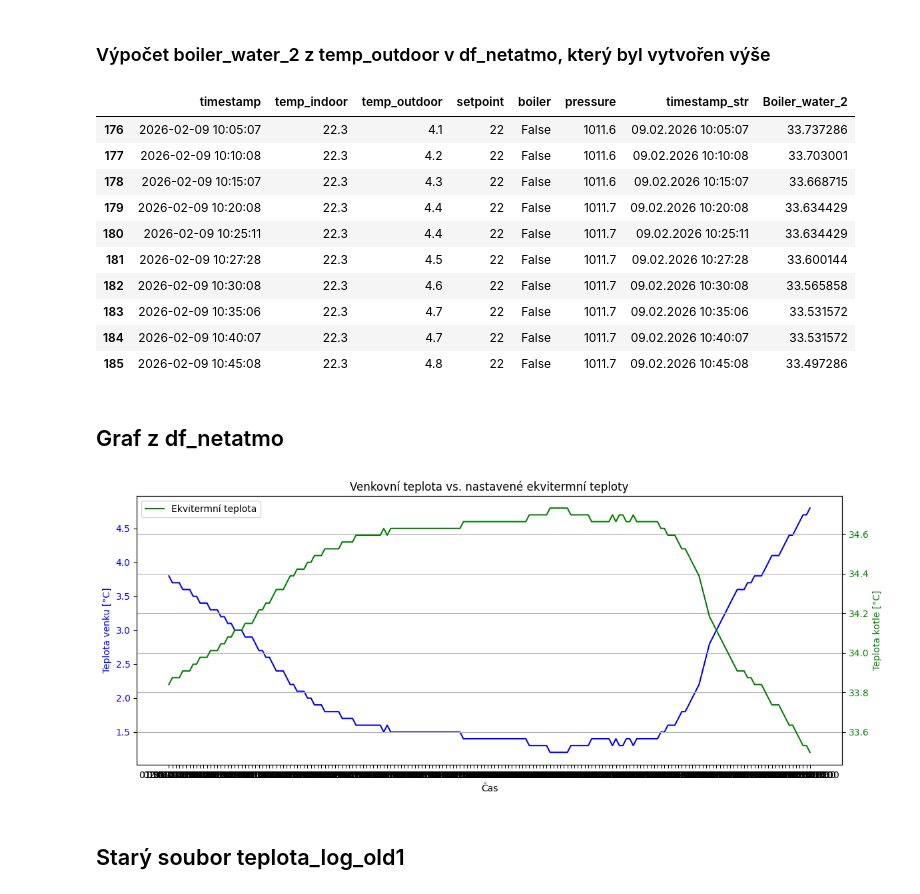
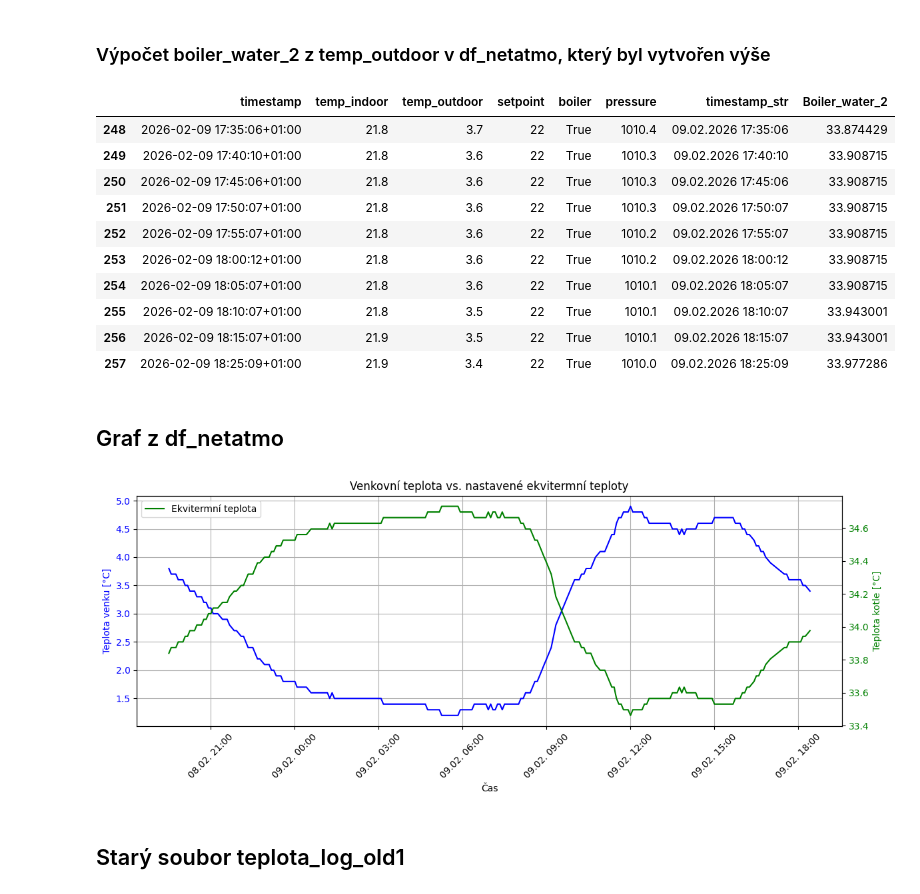
Before and after one commit to MarekCoderslab/Teploty_kotle, a Jupyter notebook: Teplota_kotle.ipynb, the cells around one changed output. Saved outputs shown, nothing was run; the diff lists cells and outputs as text; code cells hidden in the pictures.

```diff
--- a/Teplota_kotle.ipynb
+++ b/Teplota_kotle.ipynb
@@ -39,7 +39,10 @@ path = "/Users/Marek/Library/Mobile Documents/com~apple~CloudDocs/Documents/GitH
 df_netatmo = pd.read_csv(path)
 
 # 1) převod z UNIX sekund na datetime
-df_netatmo["timestamp"] = pd.to_datetime(df_netatmo["timestamp"], unit="s")
+df_netatmo["timestamp"] = (
+    pd.to_datetime(df_netatmo["timestamp"], unit="s", utc=True)
+    .dt.tz_convert("Europe/Prague")
+)
 
 # 2) pokud chceš formátovaný textový sloupec
 df_netatmo["timestamp_str"] = df_netatmo["timestamp"].dt.strftime("%d.%m.%Y %H:%M:%S")
@@ -145,56 +148,57 @@ df_netatmo["Boiler_water_2"] = df_netatmo["temp_outdoor"].apply(hokejka2)
 df_netatmo.tail(10)
 # %% [output]
 |  | timestamp | temp_indoor | temp_outdoor | setpoint | boiler | pressure | timestamp_str | Boiler_water_2 |
-| 176 | 2026-02-09 10:05:07 | 22.3 | 4.1 | 22 | False | 1011.6 | 09.02.2026 10:05:07 | 33.737286 |
-| 177 | 2026-02-09 10:10:08 | 22.3 | 4.2 | 22 | False | 1011.6 | 09.02.2026 10:10:08 | 33.703001 |
-| 178 | 2026-02-09 10:15:07 | 22.3 | 4.3 | 22 | False | 1011.6 | 09.02.2026 10:15:07 | 33.668715 |
-| 179 | 2026-02-09 10:20:08 | 22.3 | 4.4 | 22 | False | 1011.7 | 09.02.2026 10:20:08 | 33.634429 |
-| 180 | 2026-02-09 10:25:11 | 22.3 | 4.4 | 22 | False | 1011.7 | 09.02.2026 10:25:11 | 33.634429 |
-| 181 | 2026-02-09 10:27:28 | 22.3 | 4.5 | 22 | False | 1011.7 | 09.02.2026 10:27:28 | 33.600144 |
-| 182 | 2026-02-09 10:30:08 | 22.3 | 4.6 | 22 | False | 1011.7 | 09.02.2026 10:30:08 | 33.565858 |
-| 183 | 2026-02-09 10:35:06 | 22.3 | 4.7 | 22 | False | 1011.7 | 09.02.2026 10:35:06 | 33.531572 |
-| 184 | 2026-02-09 10:40:07 | 22.3 | 4.7 | 22 | False | 1011.7 | 09.02.2026 10:40:07 | 33.531572 |
-| 185 | 2026-02-09 10:45:08 | 22.3 | 4.8 | 22 | False | 1011.7 | 09.02.2026 10:45:08 | 33.497286 |
+| 248 | 2026-02-09 17:35:06+01:00 | 21.8 | 3.7 | 22 | True | 1010.4 | 09.02.2026 17:35:06 | 33.874429 |
+| 249 | 2026-02-09 17:40:10+01:00 | 21.8 | 3.6 | 22 | True | 1010.3 | 09.02.2026 17:40:10 | 33.908715 |
+| 250 | 2026-02-09 17:45:06+01:00 | 21.8 | 3.6 | 22 | True | 1010.3 | 09.02.2026 17:45:06 | 33.908715 |
+| 251 | 2026-02-09 17:50:07+01:00 | 21.8 | 3.6 | 22 | True | 1010.3 | 09.02.2026 17:50:07 | 33.908715 |
+| 252 | 2026-02-09 17:55:07+01:00 | 21.8 | 3.6 | 22 | True | 1010.2 | 09.02.2026 17:55:07 | 33.908715 |
+| 253 | 2026-02-09 18:00:12+01:00 | 21.8 | 3.6 | 22 | True | 1010.2 | 09.02.2026 18:00:12 | 33.908715 |
+| 254 | 2026-02-09 18:05:07+01:00 | 21.8 | 3.6 | 22 | True | 1010.1 | 09.02.2026 18:05:07 | 33.908715 |
+| 255 | 2026-02-09 18:10:07+01:00 | 21.8 | 3.5 | 22 | True | 1010.1 | 09.02.2026 18:10:07 | 33.943001 |
+| 256 | 2026-02-09 18:15:07+01:00 | 21.9 | 3.5 | 22 | True | 1010.1 | 09.02.2026 18:15:07 | 33.943001 |
+| 257 | 2026-02-09 18:25:09+01:00 | 21.9 | 3.4 | 22 | True | 1010.0 | 09.02.2026 18:25:09 | 33.977286 |
 # %% [markdown]
 ## Graf z df_netatmo
 # %%
 import matplotlib.pyplot as plt
 import matplotlib.dates as mdates
 
-plt.figure(figsize=(12,5))
+# Posun času o 1 hodinu
+df_netatmo["timestamp_shifted"] = df_netatmo["timestamp"] + pd.to_timedelta(1, "h")
 
-# Hlavní osa
-ax = plt.gca()
+fig, ax = plt.subplots(figsize=(12, 5))
 
-# Venkovní teplota
-ax.plot(df_netatmo["timestamp_str"], df_netatmo["temp_outdoor"], color="blue")
+# Hlavní osa – venkovní teplota
+ax.plot(df_netatmo["timestamp_shifted"], df_netatmo["temp_outdoor"],
+        color="blue", label="Teplota venku")
 ax.set_ylabel("Teplota venku [°C]", color="blue")
 ax.tick_params(axis="y", labelcolor="blue")
 
-# Vedlejší osa (Boiler_water)
+# Vedlejší osa – teplota kotle
 ax2 = ax.twinx()
-# ax2.plot(df_netatmo["time_local"], df_netatmo["Boiler_water"], color="red", label="Teplota kotle 1")
-ax2.plot(df_netatmo["timestamp_str"], df_netatmo["Boiler_water_2"], color="green", label="Ekvitermní teplota")
-
+ax2.plot(df_netatmo["timestamp_shifted"], df_netatmo["Boiler_water_2"],
+         color="green", label="Ekvitermní teplota")
 ax2.set_ylabel("Teplota kotle [°C]", color="green")
 ax2.tick_params(axis="y", labelcolor="green")
 
 # Titulek a popisky
-plt.title("Venkovní teplota vs. nastavené ekvitermní teploty")
+ax.set_title("Venkovní teplota vs. nastavené ekvitermní teploty")
 ax.set_xlabel("Čas")
 
 # Formátování osy X
+ax.xaxis.set_major_locator(mdates.AutoDateLocator())
 ax.xaxis.set_major_formatter(mdates.DateFormatter('%d.%m. %H:%M'))
-plt.xticks(rotation=45)
+ax.tick_params(axis='x', rotation=45)
 
-# Legenda pro vedlejší osu
+# Legenda
 ax2.legend(loc="upper left")
 
-plt.grid(True)
-plt.tight_layout()
+ax.grid(True)
+fig.tight_layout()
 plt.show()
 # %% [output]
-[figure, old version]
+[figure, new version]
 # %% [markdown]
 ## Starý soubor teplota_log_old1
 # %%
```
Also changed, not shown: parts of 11 cells of this notebook, 4 other files.
